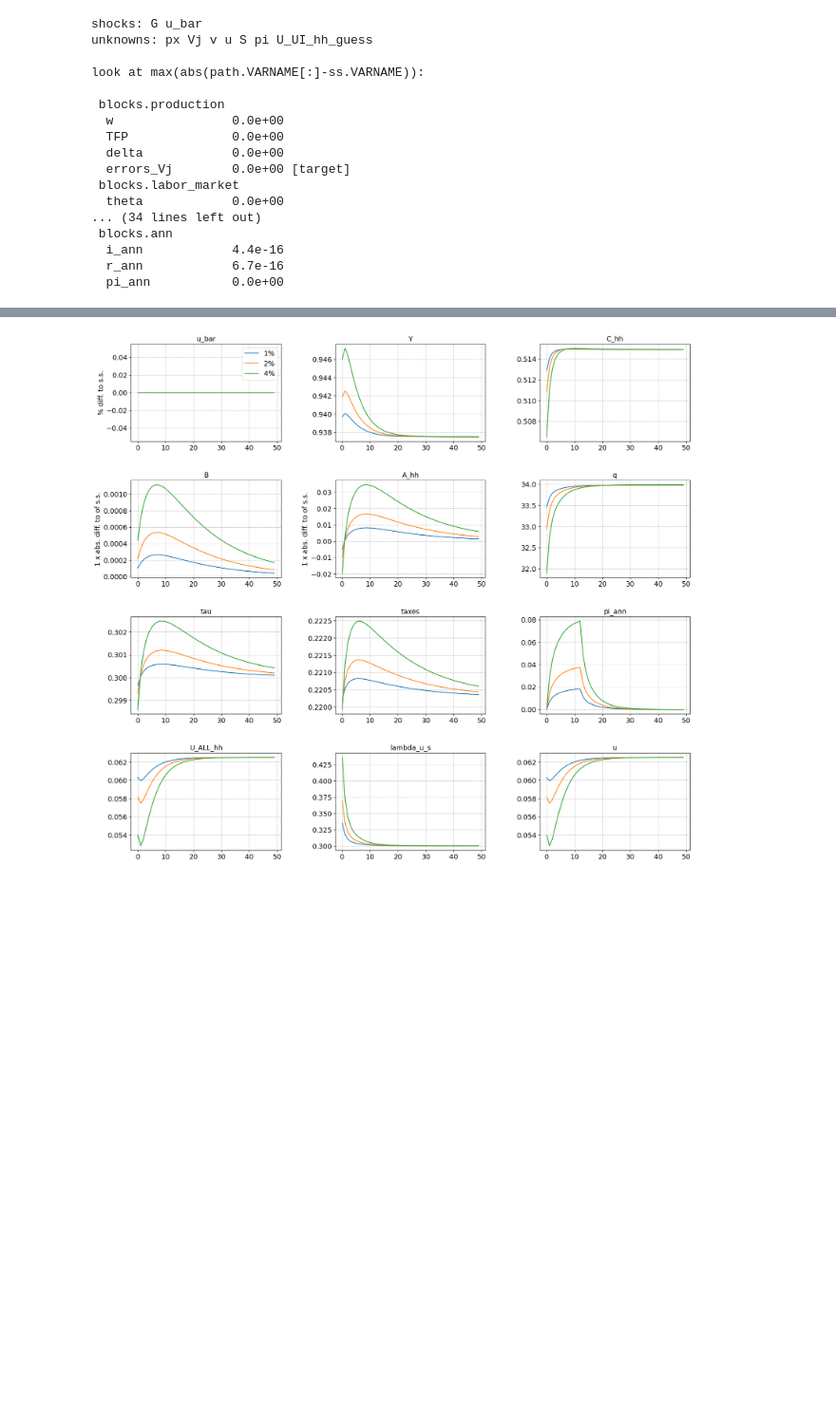
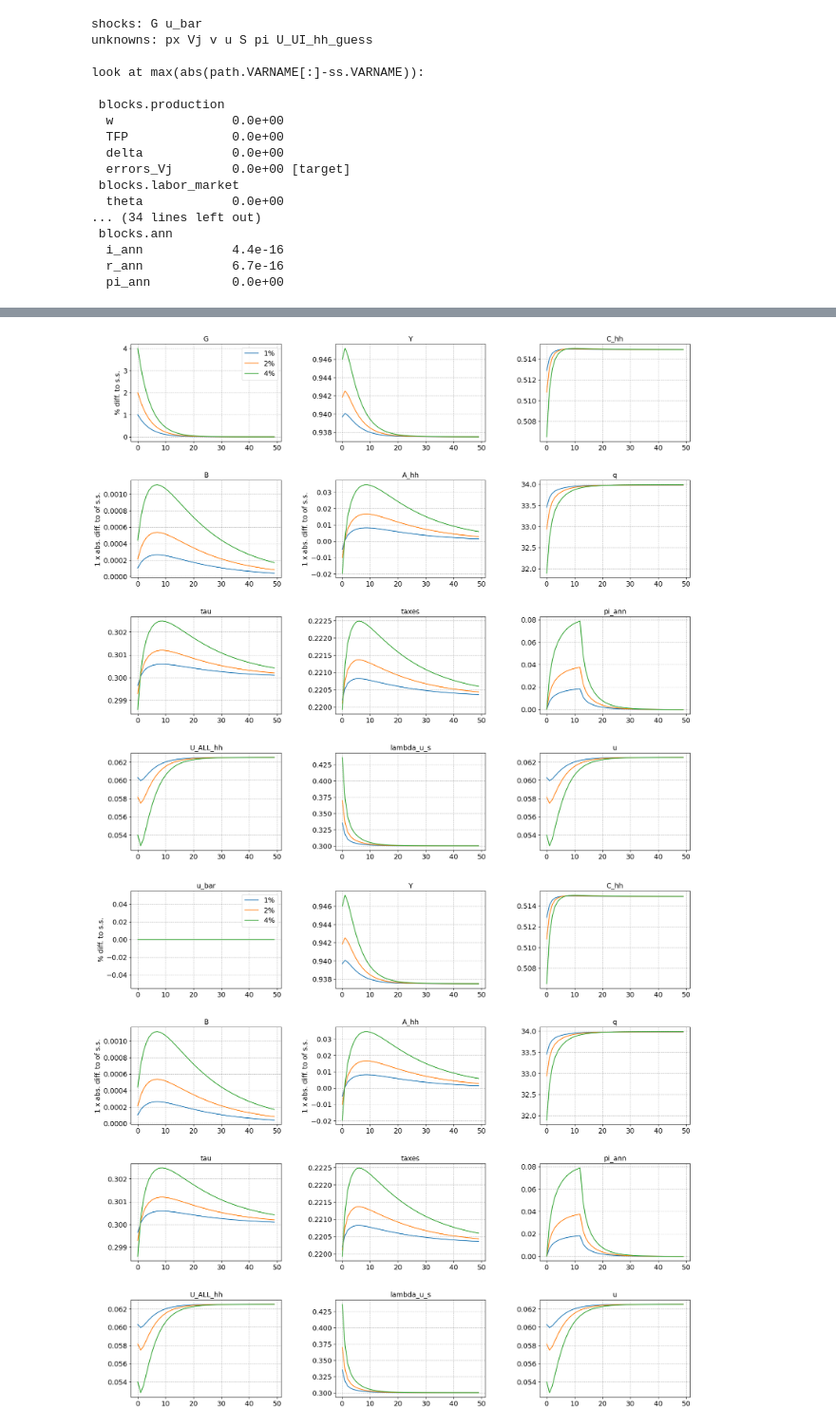
Before and after one commit to JohanOelgaard/AdvMacroHetAgent, a Jupyter notebook: Exam/HANK-SAM.ipynb, the cells around one changed output, grey strips where cells are left out. Shown at 95% size. Saved outputs shown, nothing was run; the diff lists cells and outputs as text; code cells hidden in the pictures; blank space fills up the shorter version.

```diff
--- a/Exam/HANK-SAM.ipynb
+++ b/Exam/HANK-SAM.ipynb
@@ -232,6 +149,14 @@ modelII.par.jump_G = par.jump_G*4
 model.find_transition_path(shocks=['G'],do_print=False,do_end_check=False)
 modelI.find_transition_path(shocks=['G'],do_print=False,do_end_check=False)
 modelII.find_transition_path(shocks=['G'],do_print=False,do_end_check=False)
+# %%
+paths = ['G','Y','C_hh','B','A_hh','q','tau','taxes','pi_ann','U_ALL_hh','lambda_u_s','u']
+abs_diff = ['B','A_hh']
+lvl_value = ['Y','C_hh','q','tau','taxes','pi_ann','u','lambda_u_s','U_ALL_hh']
+
+model.compare_IRFs(models=[model, modelI, modelII],labels=['1%','2%','4%'],varnames=paths,abs_diff=abs_diff,lvl_value=lvl_value,T_max=50,ncols=3,do_targets=False,do_shocks=False,filename='figures/IRFs_G')
+# %% [output]
+[figure, added]
 # %%
 paths = ['u_bar','Y','C_hh','B','A_hh','q','tau','taxes','pi_ann','U_ALL_hh','lambda_u_s','u']
 abs_diff = ['B','A_hh']
```
Also changed, not shown: parts of 26 cells of this notebook, 8 other files.
